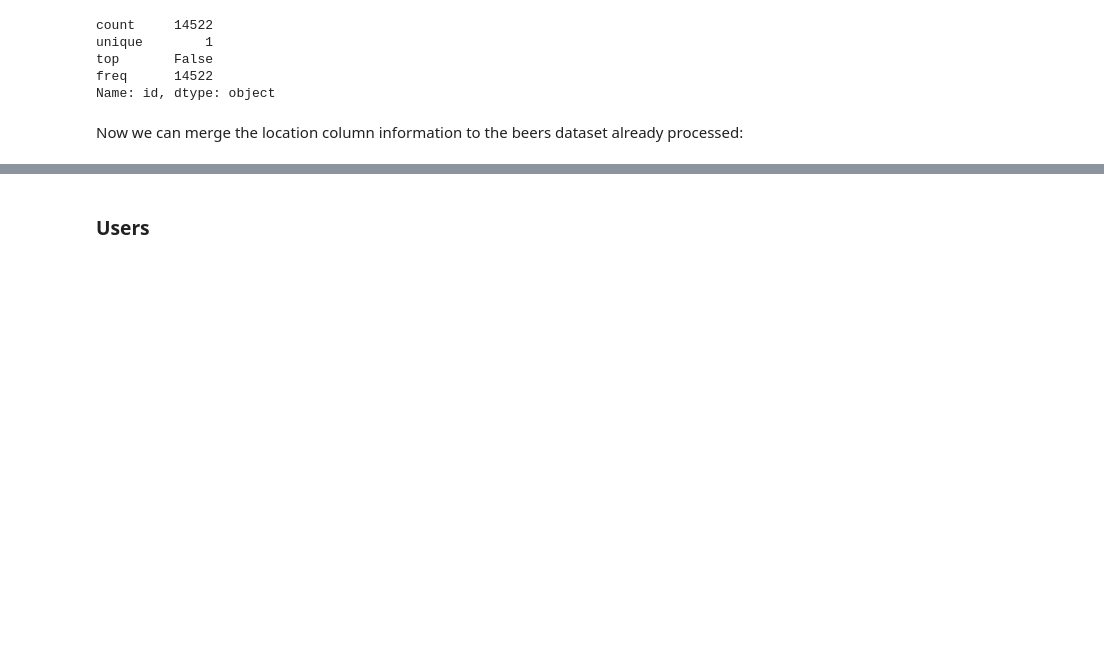
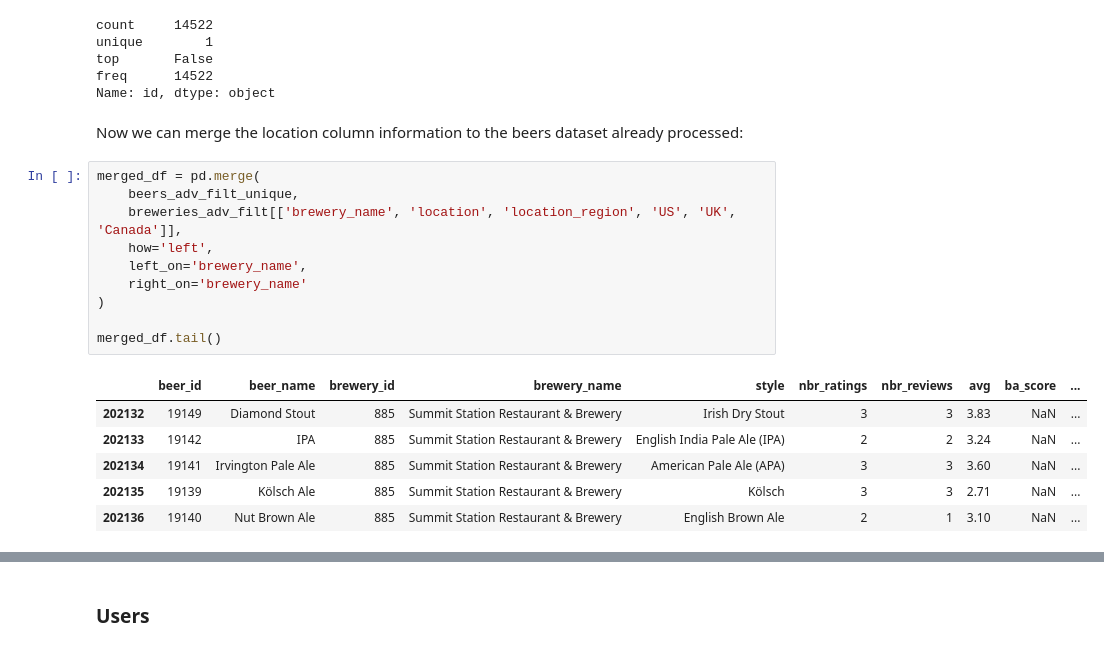
Before and after one commit to epfl-ada/ada-2024-project-mediterranean, a Jupyter notebook: src/preprocessing/data_processing_BeerAdvocate.ipynb, the cells around one changed output, grey strips where cells are left out. Saved outputs shown, nothing was run; the diff lists cells and outputs as text; blank space fills up the shorter version.

```diff
--- a/src/preprocessing/data_processing_BeerAdvocate.ipynb
+++ b/src/preprocessing/data_processing_BeerAdvocate.ipynb
@@ -349,3 +349,20 @@ freq      14522
 Name: id, dtype: object
 # %% [markdown]
 Now we can merge the location column information to the beers dataset already processed:
+# %%
+merged_df = pd.merge(
+    beers_adv_filt_unique,
+    breweries_adv_filt[['brewery_name', 'location', 'location_region', 'US', 'UK', 'Canada']],
+    how='left',
+    left_on='brewery_name',
+    right_on='brewery_name'
+)
+
+merged_df.tail()
+# %% [output]
+|  | beer_id | beer_name | brewery_id | brewery_name | style | nbr_ratings | nbr_reviews | avg | ba_score | ... |
+| 202132 | 19149 | Diamond Stout | 885 | Summit Station Restaurant & Brewery | Irish Dry Stout | 3 | 3 | 3.83 | NaN | ... |
+| 202133 | 19142 | IPA | 885 | Summit Station Restaurant & Brewery | English India Pale Ale (IPA) | 2 | 2 | 3.24 | NaN | ... |
+| 202134 | 19141 | Irvington Pale Ale | 885 | Summit Station Restaurant & Brewery | American Pale Ale (APA) | 3 | 3 | 3.60 | NaN | ... |
+| 202135 | 19139 | Kölsch Ale | 885 | Summit Station Restaurant & Brewery | Kölsch | 3 | 3 | 2.71 | NaN | ... |
+| 202136 | 19140 | Nut Brown Ale | 885 | Summit Station Restaurant & Brewery | English Brown Ale | 2 | 1 | 3.10 | NaN | ... |
```
Also changed, not shown: parts of 5 cells of this notebook, 2 other files.
